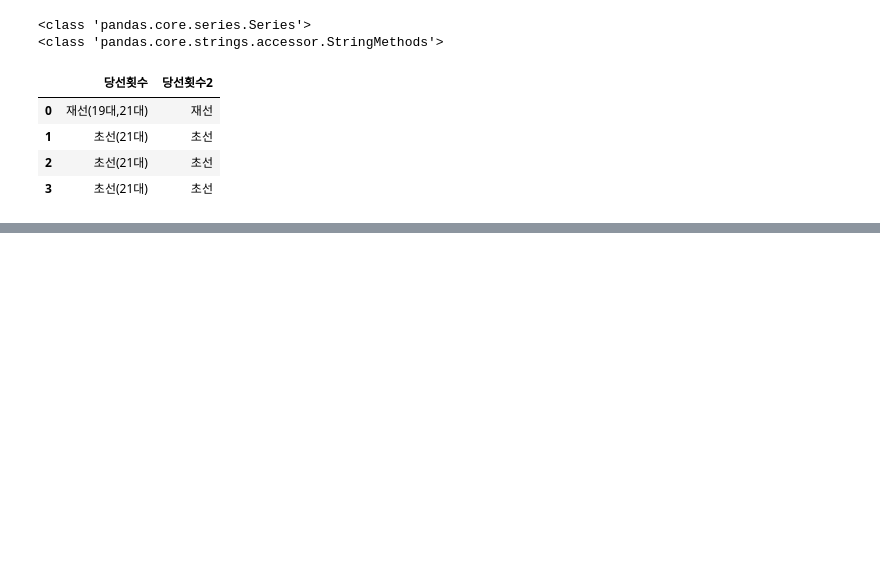
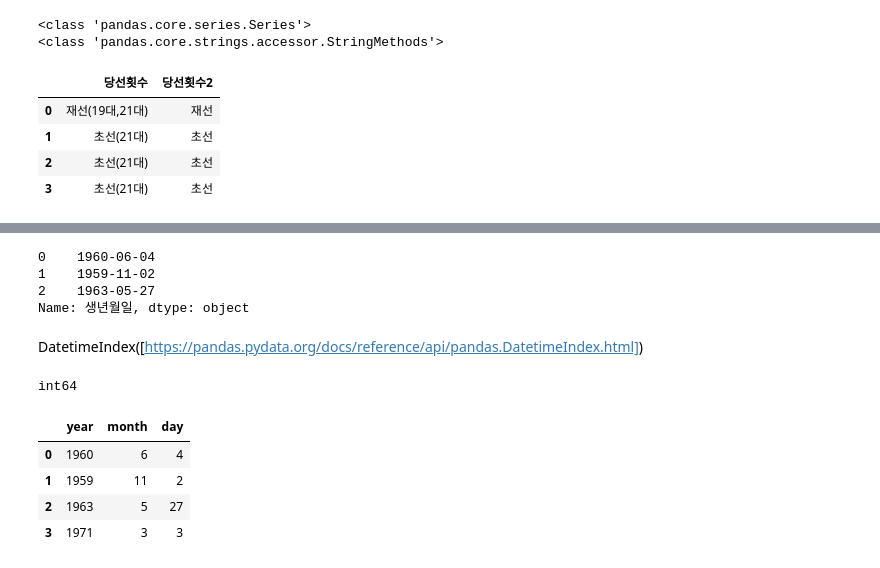
Before and after one commit to TheMatw/python_webscraping, a Jupyter notebook: 08국회의원현황.ipynb, the cells around one changed output, grey strips where cells are left out. Saved outputs shown, nothing was run; the diff lists cells and outputs as text; code cells hidden in the pictures; blank space fills up the shorter version.

```diff
--- a/08국회의원현황.ipynb
+++ b/08국회의원현황.ipynb
@@ -206,0 +223,11 @@ member_df.loc[0:3,['당선횟수','당선횟수2']]
+# %%
+#선거구2 컬럼을 새로 추가
+#재선(20대,21대) -> 재선
+print(type(member_df['선거구']))
+print(type(member_df['선거구'].str))
+#Series객체를 StringMethods 객체로 변환(문자열 슬라이싱을 하기 위해서)
+temp_str = member_df['선거구'].str
+#2글자 슬라이싱 값을 선거구2 라는 컬럼으로 저장
+member_df['선거구2'] = temp_str[:2]
+
+member_df.loc[0:3,['선거구','선거구2']]
@@ -206,0 +286,28 @@ member_df.loc[0:3,['당선횟수','당선횟수2']]
+# %%
+member_df['생년월일'].head(3)
+# %% [output]
+0    1960-06-04
+1    1959-11-02
+2    1963-05-27
+Name: 생년월일, dtype: object
+# %% [markdown]
+DatetimeIndex([https://pandas.pydata.org/docs/reference/api/pandas.DatetimeIndex.html])
+# %%
+#DatetimeIndex 객체를 사용해서 생년월일 컬럼의 값을 year,month,day 로 각각 추출한다.
+#year,month, day 3개의 컬럼을 새로 추가한다.
+#print(pd.DatetimeIndex(member_df['생년월일']).year)
+
+member_df['year'] = pd.DatetimeIndex(member_df['생년월일']).year
+member_df['month'] = pd.DatetimeIndex(member_df['생년월일']).month
+member_df['day'] = pd.DatetimeIndex(member_df['생년월일']).day
+
+print(member_df['year'].dtypes)
+
+member_df.loc[0:3,['year','month','day']]
+# %% [output]
+int64
+|  | year | month | day |
+| 0 | 1960 | 6 | 4 |
+| 1 | 1959 | 11 | 2 |
+| 2 | 1963 | 5 | 27 |
+| 3 | 1971 | 3 | 3 |
```
Also changed, not shown: parts of 5 cells of this notebook.
